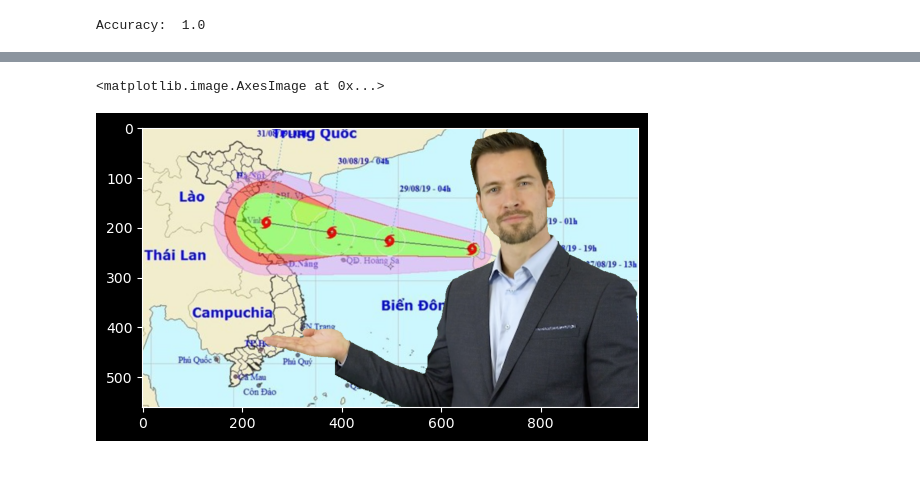
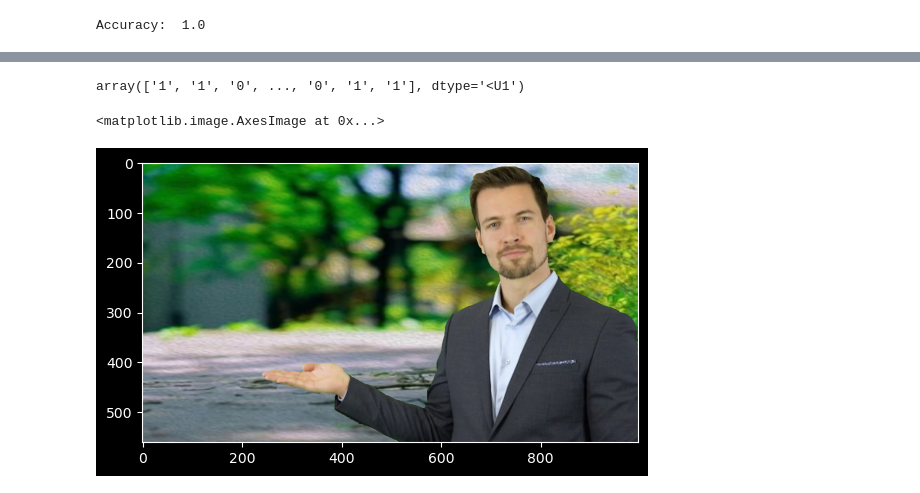
Before and after one commit to otaros/CS231, a Jupyter notebook: LOGISTIC_REGRESSION.ipynb, the cells around one changed output, grey strips where cells are left out. Cells and saved outputs as stored; diff of their text form; code cells hidden in the pictures.

```diff
--- a/LOGISTIC_REGRESSION.ipynb
+++ b/LOGISTIC_REGRESSION.ipynb
@@ -11,6 +16,7 @@ from sklearn.linear_model import LogisticRegression
+# %%
+# model = LogisticRegression(max_iter=1000)
+model = loadmodel()
 # %%
 with open('data.pickle', 'rb') as f:
     data = pickle.load(f)
-# %%
-model = LogisticRegression(max_iter=1000)
 # %%
@@ -31,3 +32,10 @@ array([-3.78474664e-01,  7.94896995e-01, -4.24758503e-01, -3.78929407e-06])
+# %%
+model.predict(X_test)
+# %% [output]
+array(['1', '1', '0', ..., '0', '1', '1'], dtype='<U1')
+# %%
+img = cv.imread('data/normal_pic/1-0.jpg')
+pred = model.predict(img[1])
 # %%
 with open('LogisticRegression.pickle', 'wb') as f:
   pickle.dump(model, f)
@@ -40,25 +43,27 @@ def loadmodel(name='LogisticRegression.pickle'):
 def removeGreen(img,model,bg):
     if img.shape != bg.shape:
         bg = cv.resize(bg, (img.shape[1], img.shape[0]))
-    a3, a2, a1, a0 = model.coef_[0]
+    """ a2, a1, a0 = model.coef_[0]
 
     B, G, R = cv.split(img)
     inter = np.ones_like(B)
 
-    mask = a3 * B + a2 * G + a1 * R + a0 * inter
+    mask = a2 * B + a1 * G + a0 * R
 
-    mask = 1 / (1 + np.exp(-mask))
+    mask = 1 / (1 + np.exp(-mask)) """
 
-    img[mask > 0.99999] = bg[mask > 0.99999]
+    mask = model.predict(img.reshape(-1,3))
+    mask = mask.reshape(img.shape[0],img.shape[1])
+    img[mask == '1'] = bg[mask == '1']
 
     return img
 # %%
 fg = cv.imread('foreground/fg-1.jpg',1)
-bg = cv.imread('background/bg-1.jpg',1)
+bg = cv.imread('background/bg-2.jpg',1)
 
 img = removeGreen(fg, model, bg)
 img = cv.cvtColor(img, cv.COLOR_BGR2RGB)
 plt.imshow(img)
 # %% [output]
 <matplotlib.image.AxesImage at 0x...>
-[figure, old version]
+[figure, new version]
```
Also changed, not shown: parts of 6 cells of this notebook, 21 other files.
